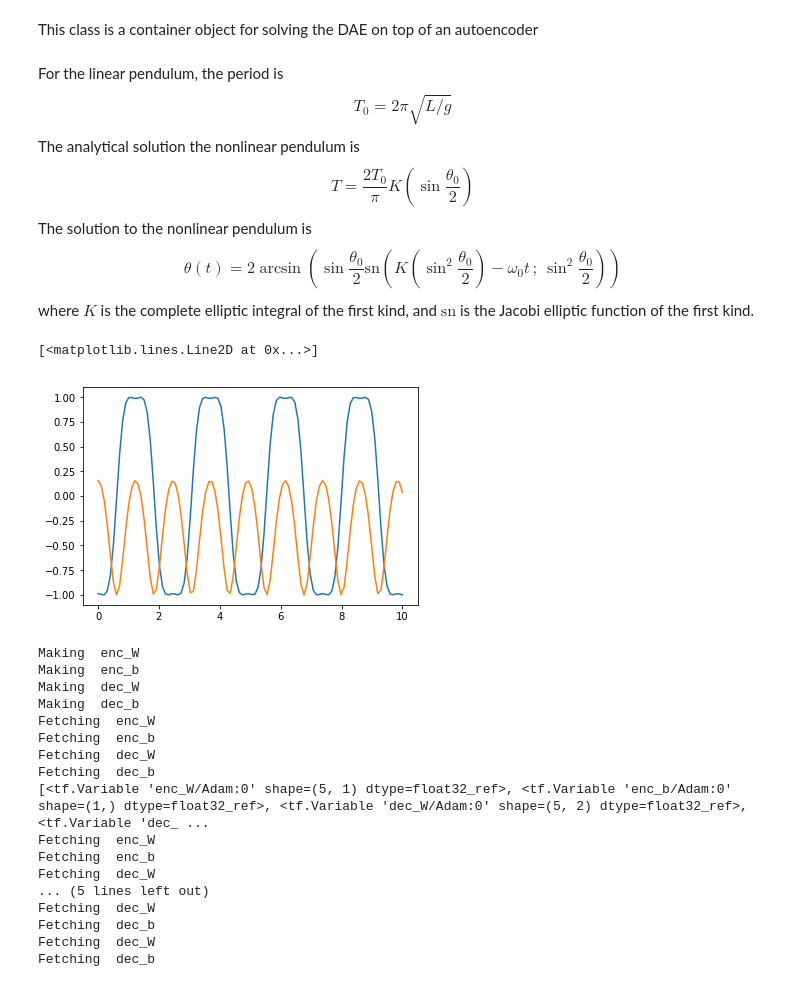
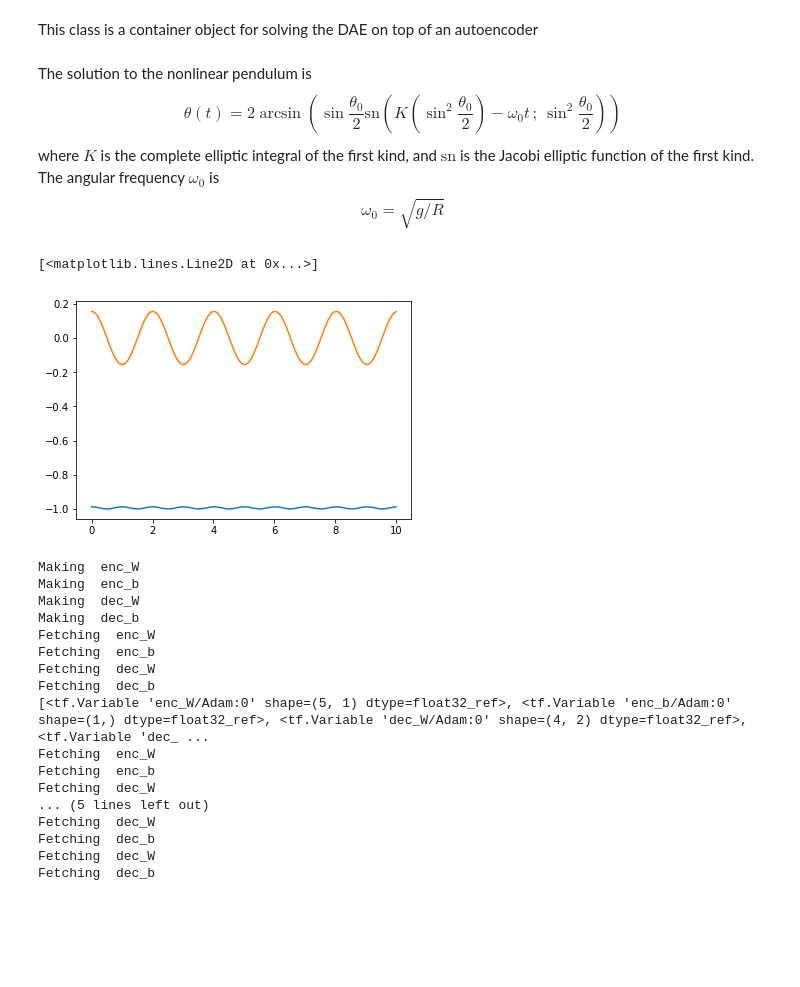
Before and after one commit to afqueiruga/LatentPrimaries, a Jupyter notebook: Section3_pendulum.ipynb, the cells around one changed output. Cells and saved outputs as stored; diff of their text form; code cells hidden in the pictures; blank space fills up the shorter version.

Commit message:
Redid the pendulum with more rigorous results

```diff
--- a/Section3_pendulum.ipynb
+++ b/Section3_pendulum.ipynb
@@ -10,35 +14,31 @@ data = np.vstack([np.cos(theta), np.sin(theta)]).T
 # %% [markdown]
 This class is a container object for solving the DAE on top of an autoencoder
 # %% [markdown]
-For the linear pendulum, the period is
-\begin{equation}
-T_0 = 2\pi\sqrt{L/g}
-\end{equation}
-The analytical solution the nonlinear pendulum is
-\begin{equation}
-T = \frac{2T_0}{\pi}K\left(\sin \frac{\theta_0}{2} \right)
-\end{equation}
 The solution to the nonlinear pendulum is
 \begin{equation}
-\theta(t)=2\arcsin\left( \sin\frac{\theta_0}{2} \mathrm{sn}\left(K(\sin^2\frac{\theta_0}{2})-\omega_0t \, ; \, \sin^2\frac{\theta_0}{2} \right)\right)
+\theta(t)=2\arcsin\left( \sin\frac{\theta_0}{2} \mathrm{sn}\left(K\left(\sin^2\frac{\theta_0}{2}\right)-\omega_0t \, ; \, \sin^2\frac{\theta_0}{2} \right)\right)
 \end{equation}
 where $K$ is the complete elliptic integral of the first kind, and $\mathrm{sn}$ is the Jacobi elliptic function of the first kind.
+The angular frequency $\omega_0$ is
+\begin{equation}
+\omega_0 = \sqrt{g/R}
+\end{equation}
 # %%
 from scipy.special import ellipj, ellipk
 def sol(t,theta0):
-    S = np.sin(0.5*(theta0 + np.pi) )
+    S = np.sin(0.5*(theta0 + 0.5*np.pi) )
     K_S = ellipk(S**2)
     omega_0 = np.sqrt(9.81)
-    return 2*np.arcsin( S*ellipj( K_S - omega_0*t, S**2  )[0]) - np.pi
+    return 2*np.arcsin( S*ellipj( K_S - omega_0*t, S**2  )[0]) - 0.5*np.pi
 # %%
 anal_ts = np.linspace(0,10,100)
-anal_ths = sol(ts, -0.9*np.pi/2.0)
+anal_ths = sol(anal_ts, -0.9*np.pi/2.0)
 #plt.plot(ts,ths)
 plt.plot(anal_ts,np.sin(anal_ths))
 plt.plot(anal_ts,np.cos(anal_ths))
 # %% [output]
 [<matplotlib.lines.Line2D at 0x...>]
-[figure, old version]
+[figure, new version]
 # %%
 class Mechanics():
     def __init__(self, au):
@@ -106,9 +106,12 @@ class Mechanics():
 # %%
 graph = tf.Graph()
 with graph.as_default():
-    dataset = tf.data.Dataset.from_tensor_slices(data)
-    tr_x = atu.make_datastream(dataset)
-    au = PolyAutoencoder(2,1,tr_x, 2,5, encoder_init="dont")
+    dataset = tf.data.Dataset.from_tensor_slices(data).repeat()
+    tr_x = dataset.batch(50).make_one_shot_iterator().get_next()
+    #tr_x = atu.make_datastream(dataset)
+    #dataset = tf.data.Dataset.from_tensors(data).repeat()
+    #tr_x = dataset.make_one_shot_iterator().get_next()
+    au = PolyAutoencoder(2,1,tr_x, 2,4, encoder_init="dont")
     mech = Mechanics(au)
     init=tf.global_variables_initializer()
 # %% [output]
@@ -120,7 +123,7 @@ Fetching  enc_W
 Fetching  enc_b
 Fetching  dec_W
 Fetching  dec_b
-[<tf.Variable 'enc_W/Adam:0' shape=(5, 1) dtype=float32_ref>, <tf.Variable 'enc_b/Adam:0' shape=(1,) dtype=float32_ref>, <tf.Variable 'dec_W/Adam:0' shape=(5, 2) dtype=float32_ref>, <tf.Variable 'dec_ ...
+[<tf.Variable 'enc_W/Adam:0' shape=(5, 1) dtype=float32_ref>, <tf.Variable 'enc_b/Adam:0' shape=(1,) dtype=float32_ref>, <tf.Variable 'dec_W/Adam:0' shape=(4, 2) dtype=float32_ref>, <tf.Variable 'dec_ ...
 Fetching  enc_W
 Fetching  enc_b
 Fetching  dec_W
```
Also changed, not shown: parts of 8 cells of this notebook, 2 other files.
